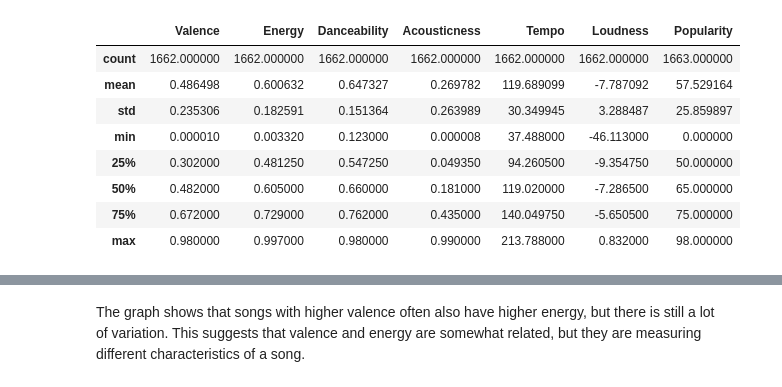
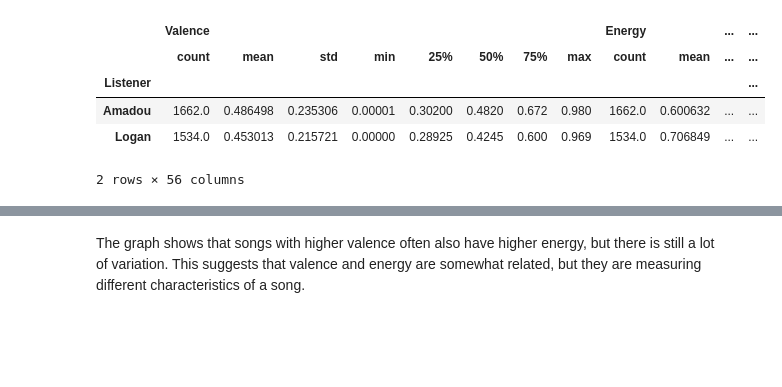
Before and after one commit to atdiallo7/Spotify-Playlist-Data-Analysis, a Jupyter notebook: FINAL.ipynb, the cells around one changed output, grey strips where cells are left out. Saved outputs shown, nothing was run; the diff lists cells and outputs as text; code cells hidden in the pictures; blank space fills up the shorter version.

```diff
--- a/FINAL.ipynb
+++ b/FINAL.ipynb
@@ -103,15 +118,21 @@ dark r&b,r&b,trap soul          8
 Name: count, dtype: int64
 # %%
-df[["Valence", "Energy", "Danceability", "Acousticness",
-    "Tempo", "Loudness", "Popularity"]].describe()
+features = [
+    "Valence",
+    "Energy",
+    "Danceability",
+    "Acousticness",
+    "Tempo",
+    "Loudness",
+    "Popularity"
+]
+
+data.groupby("Listener")[features].describe()
 # %% [output]
-|  | Valence | Energy | Danceability | Acousticness | Tempo | Loudness | Popularity |
-| count | 1662.000000 | 1662.000000 | 1662.000000 | 1662.000000 | 1662.000000 | 1662.000000 | 1663.000000 |
-| mean | 0.486498 | 0.600632 | 0.647327 | 0.269782 | 119.689099 | -7.787092 | 57.529164 |
-| std | 0.235306 | 0.182591 | 0.151364 | 0.263989 | 30.349945 | 3.288487 | 25.859897 |
-| min | 0.000010 | 0.003320 | 0.123000 | 0.000008 | 37.488000 | -46.113000 | 0.000000 |
-| 25% | 0.302000 | 0.481250 | 0.547250 | 0.049350 | 94.260500 | -9.354750 | 50.000000 |
-| 50% | 0.482000 | 0.605000 | 0.660000 | 0.181000 | 119.020000 | -7.286500 | 65.000000 |
-| 75% | 0.672000 | 0.729000 | 0.762000 | 0.435000 | 140.049750 | -5.650500 | 75.000000 |
-| max | 0.980000 | 0.997000 | 0.980000 | 0.990000 | 213.788000 | 0.832000 | 98.000000 |
+|  | Valence |  |  |  |  |  |  |  | Energy |  | ... | ... |
+|  | count | mean | std | min | 25% | 50% | 75% | max | count | mean | ... | ... |
+| Listener |  |  |  |  |  |  |  |  |  |  |  | ... |
+| Amadou | 1662.0 | 0.486498 | 0.235306 | 0.00001 | 0.30200 | 0.4820 | 0.672 | 0.980 | 1662.0 | 0.600632 | ... | ... |
+| Logan | 1534.0 | 0.453013 | 0.215721 | 0.00000 | 0.28925 | 0.4245 | 0.600 | 0.969 | 1534.0 | 0.706849 | ... | ... |
+2 rows × 56 columns
 # %%
```
Also changed, not shown: parts of 13 cells of this notebook.
